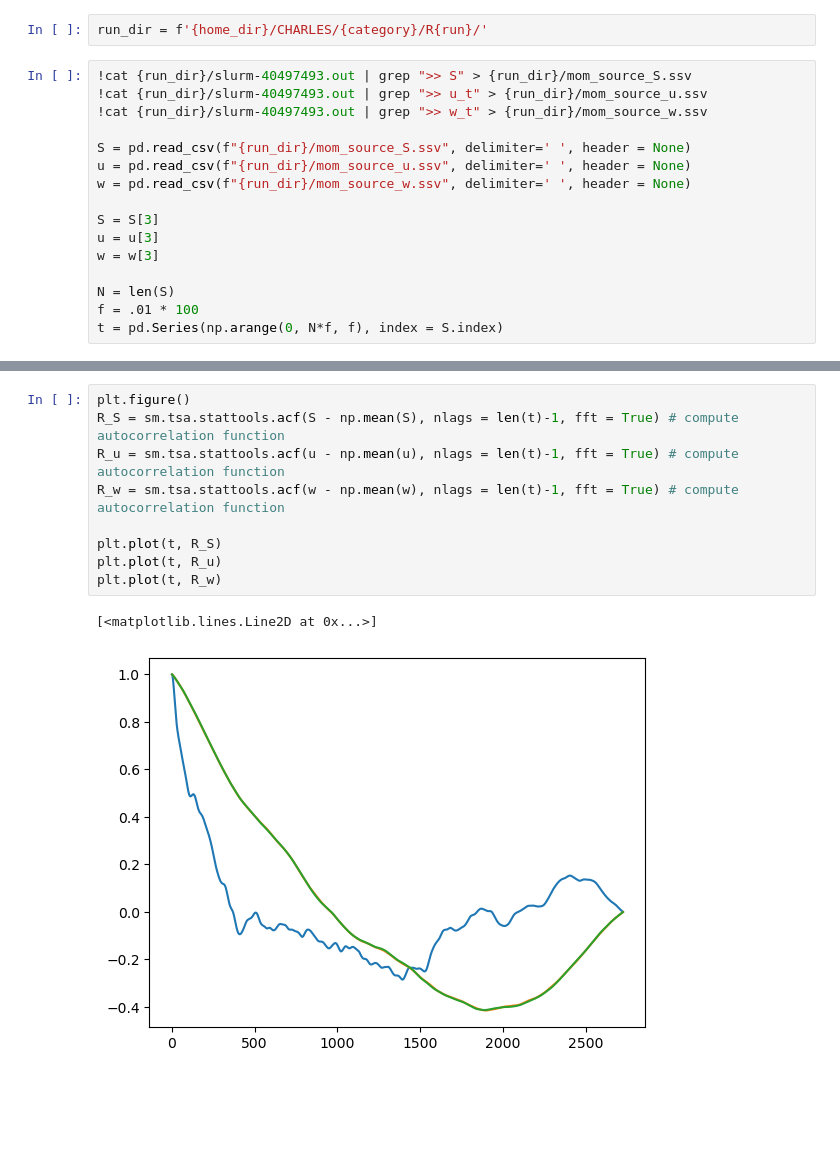
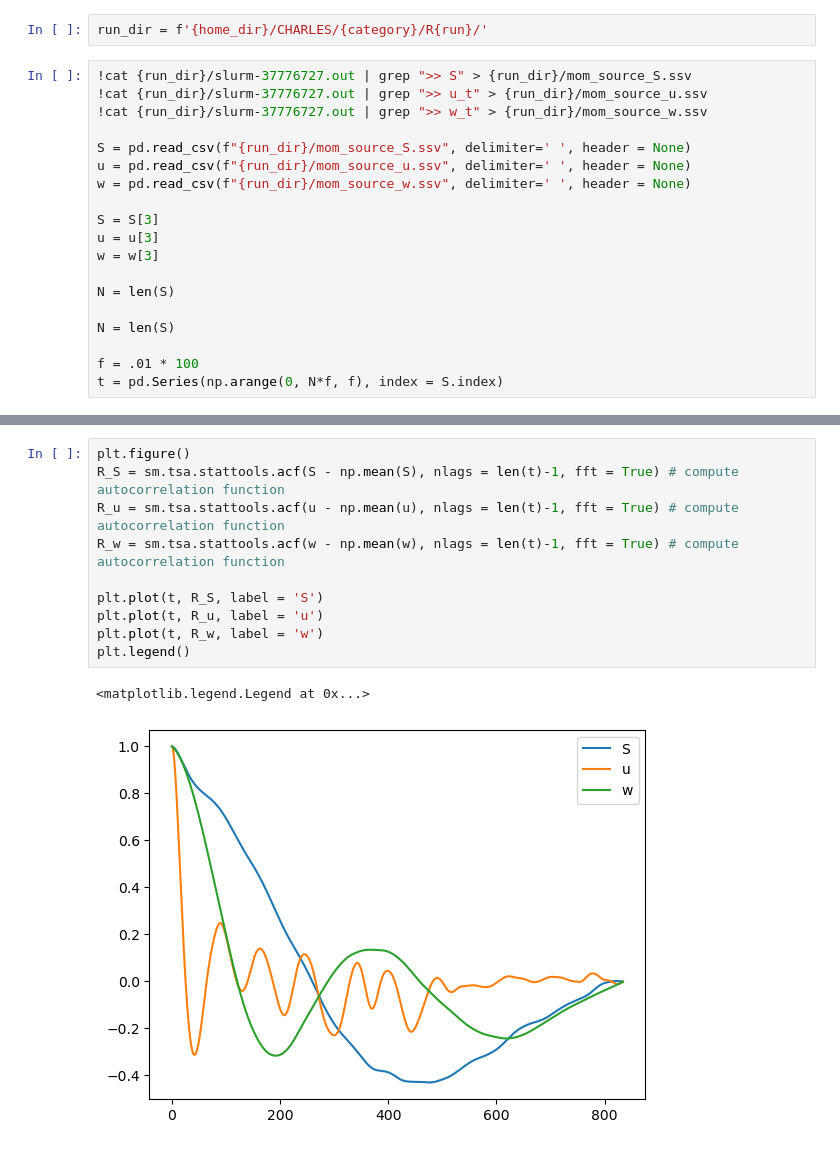
Before and after one commit to nbachand/city_block_cfd, a Jupyter notebook: momSource.ipynb, the cells around one changed output, grey strips where cells are left out. Cells and saved outputs as stored; diff of their text form; blank space fills up the shorter version.

```diff
--- a/momSource.ipynb
+++ b/momSource.ipynb
@@ -34,9 +34,9 @@ display(home_dir)
 # %%
 run_dir = f'{home_dir}/CHARLES/{category}/R{run}/'
 # %%
-!cat {run_dir}/slurm-40497493.out | grep ">> S" > {run_dir}/mom_source_S.ssv
-!cat {run_dir}/slurm-40497493.out | grep ">> u_t" > {run_dir}/mom_source_u.ssv
-!cat {run_dir}/slurm-40497493.out | grep ">> w_t" > {run_dir}/mom_source_w.ssv
+!cat {run_dir}/slurm-37776727.out | grep ">> S" > {run_dir}/mom_source_S.ssv
+!cat {run_dir}/slurm-37776727.out | grep ">> u_t" > {run_dir}/mom_source_u.ssv
+!cat {run_dir}/slurm-37776727.out | grep ">> w_t" > {run_dir}/mom_source_w.ssv
 
 S = pd.read_csv(f"{run_dir}/mom_source_S.ssv", delimiter=' ', header = None)
 u = pd.read_csv(f"{run_dir}/mom_source_u.ssv", delimiter=' ', header = None)
@@ -47,6 +47,9 @@ u = u[3]
 w = w[3]
 
 N = len(S)
+
+N = len(S)
+
 f = .01 * 100
 t = pd.Series(np.arange(0, N*f, f), index = S.index)
 # %%
@@ -70,12 +73,13 @@ plt.loglog(f_array, E_w)
 # %%
 plt.figure()
 R_S = sm.tsa.stattools.acf(S - np.mean(S), nlags = len(t)-1, fft = True) # compute autocorrelation function
 R_u = sm.tsa.stattools.acf(u - np.mean(u), nlags = len(t)-1, fft = True) # compute autocorrelation function
 R_w = sm.tsa.stattools.acf(w - np.mean(w), nlags = len(t)-1, fft = True) # compute autocorrelation function
 
-plt.plot(t, R_S)
-plt.plot(t, R_u)
-plt.plot(t, R_w)
+plt.plot(t, R_S, label = 'S')
+plt.plot(t, R_u, label = 'u')
+plt.plot(t, R_w, label = 'w')
+plt.legend()
 # %% [output]
-[<matplotlib.lines.Line2D at 0x...>]
+<matplotlib.legend.Legend at 0x...>
-[figure, old version]
+[figure, new version]
```
Also changed, not shown: parts of 3 cells of this notebook, 1 other file.
